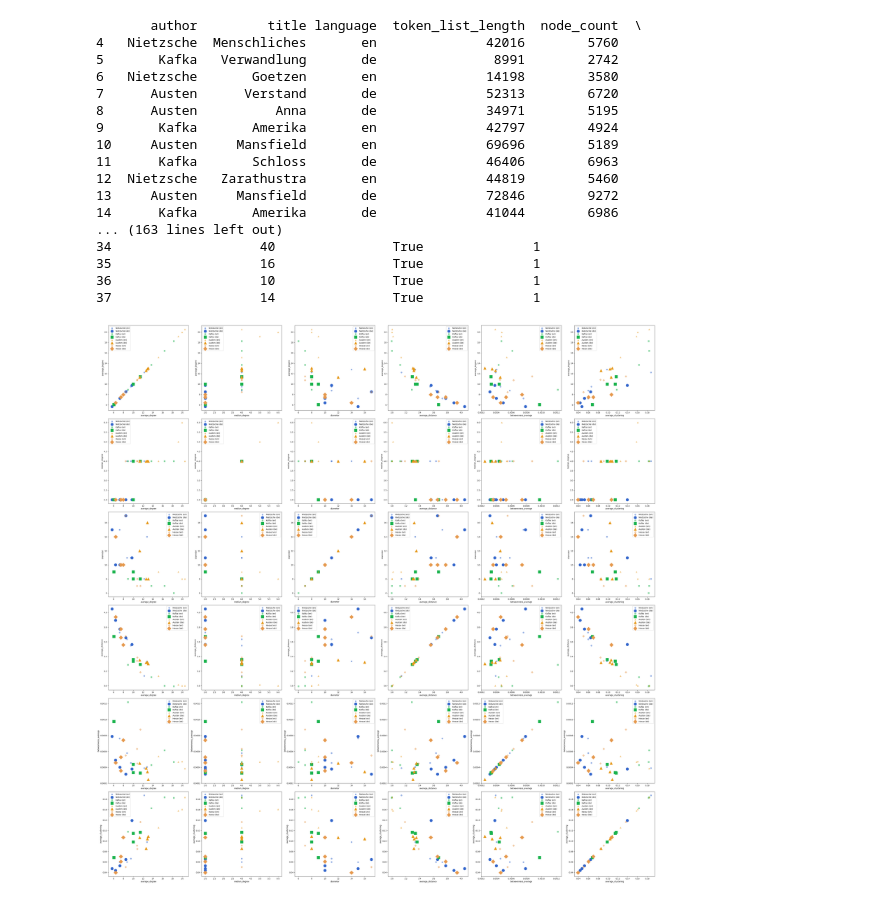
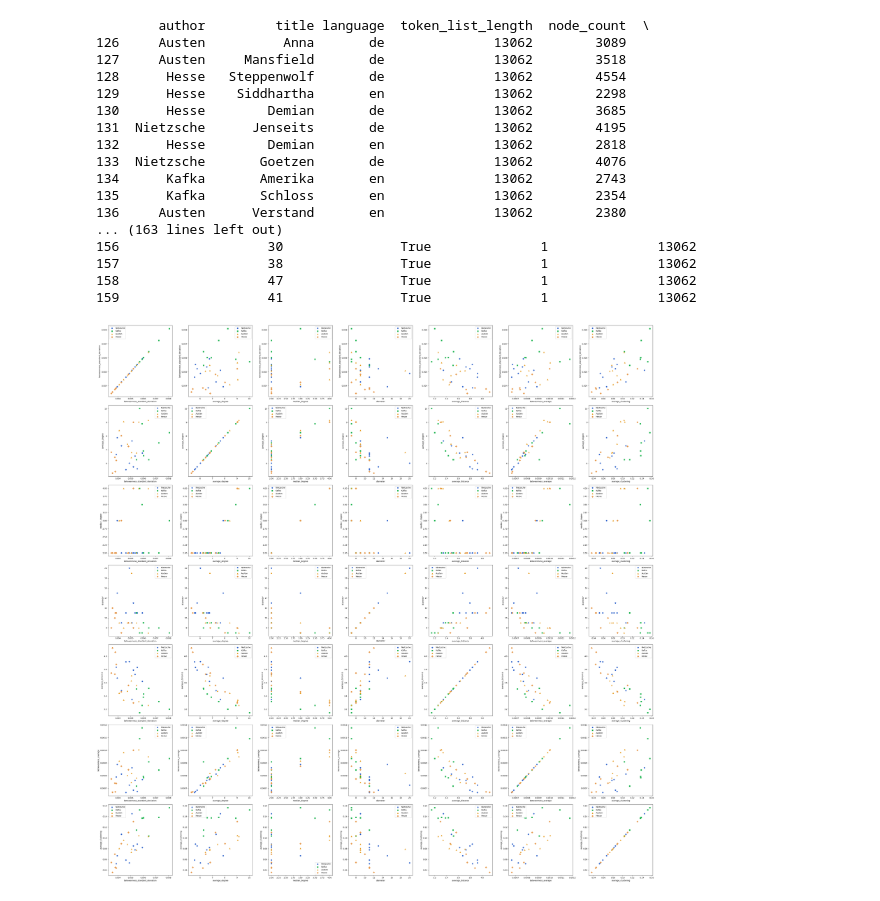
Before and after one commit to Amerek200/63055KomplexeNetze, a Jupyter notebook: data_analysis/scatter_matrix.ipynb, the cells around one changed output. Saved outputs shown, nothing was run; the diff lists cells and outputs as text; code cells hidden in the pictures.

Commit message:
Scatter Matrix alternative Darstellung hinzugefügt, andere Attributauswahl, Dateipfad geändert
Entscheidungsbaum-Analyse verbessert und genauer gemacht. Dateipfad auch hier geändert.

```diff
--- a/data_analysis/scatter_matrix.ipynb
+++ b/data_analysis/scatter_matrix.ipynb
@@ -29,53 +30,60 @@ numerical_columns = [
 ]
 # %%
-df = pd.read_csv("output_combined.csv").iloc[4:, :]
-df = df[df["stopwords_removed"] == True]
-# df = df[df["language"] == "de"]
+df = pd.read_csv('output_isDigit.csv')
+df = df[df['stopwords_removed'] == True]
+df = df[df['author'] != 'ALL']
+df = df[df['fixed_token_count'] == df['fixed_token_count'].max()]
 print(df)
 # %% [output]
-       author         title language  token_list_length  node_count  \
-4   Nietzsche  Menschliches       en              42016        5760
-5       Kafka   Verwandlung       de               8991        2742
-6   Nietzsche       Goetzen       en              14198        3580
-7      Austen      Verstand       de              52313        6720
-8      Austen          Anna       de              34971        5195
-9       Kafka       Amerika       en              42797        4924
-10     Austen     Mansfield       en              69696        5189
-11      Kafka       Schloss       de              46406        6963
-12  Nietzsche   Zarathustra       en              44819        5460
-13     Austen     Mansfield       de              72846        9272
-14      Kafka       Amerika       de              41044        6986
+        author         title language  token_list_length  node_count  \
+126     Austen          Anna       de              13062        3089
+127     Austen     Mansfield       de              13062        3518
+128      Hesse   Steppenwolf       de              13062        4554
+129      Hesse    Siddhartha       en              13062        2298
+130      Hesse        Demian       de              13062        3685
+131  Nietzsche      Jenseits       de              13062        4195
+132      Hesse        Demian       en              13062        2818
+133  Nietzsche       Goetzen       de              13062        4076
+134      Kafka       Amerika       en              13062        2743
+135      Kafka       Schloss       en              13062        2354
+136     Austen      Verstand       en              13062        2380
 ... (163 lines left out)
-34                   40               True              1
-35                   16               True              1
-36                   10               True              1
-37                   14               True              1
+156                   30               True              1              13062
+157                   38               True              1              13062
+158                   47               True              1              13062
+159                   41               True              1              13062
 # %%
 fig, axes = plt.subplots(len(numerical_columns), len(numerical_columns), figsize=(40, 40))
 
 
 for i, column_i in enumerate(numerical_columns):
     for j, column_j in enumerate(numerical_columns):
         for author in author_marker_dict:
             # Unterschiedliche Farben für Englisch und Deutsch
             author_color = author_color_dict[author]
             author_color_en = author_color + (0.5,)  # heller (englisch)
             author_color_de = author_color + (1.0,)  # dunkler (deutsch)
             ax = axes[i, j]
             ax.set_xlabel(column_j)
             ax.set_ylabel(column_i)
 
-            author_rows_en = df[(df["author"] == author) & (df["language"] == "en")]
-            author_rows_de = df[(df["author"] == author) & (df["language"] == "de")]
+            author_rows = df[df['author'] == author]
 
-            ax.scatter(author_rows_en[column_j], author_rows_en[column_i], marker=author_marker_dict[author], label = f"{author} (en)", color = author_color_en, s=50)
+            author_rows_en = author_rows[author_rows['language'] == 'en']
+            author_rows_de = author_rows[author_rows['language'] == 'de']
 
-            ax.scatter(author_rows_de[column_j], author_rows_de[column_i], marker=author_marker_dict[author], label = f"{author} (de)", color = author_color_de, s=200)
-            # edgecolors="black" kann hinzugefügt werden
+            # ax.scatter(author_rows_en[column_j], author_rows_en[column_i], marker=author_marker_dict[author], label = f'{author} (en)', color = author_color_en, s=50)
+
+            # ax.scatter(author_rows_de[column_j], author_rows_de[column_i], marker=author_marker_dict[author], label = f'{author} (de)', color = author_color_de, s=200)
+            # edgecolors='black' kann hinzugefügt werden
+
+
+
+            ax.scatter(author_rows[column_j], author_rows[column_i], marker = author_marker_dict[author], label = f'{author}', color = author_color)
 
             ax.legend()
 plt.tight_layout()
-plt.savefig("scatter_matrix.png")
+plt.savefig('scatter_matrix.png')
 plt.show()
 # %% [output]
-[figure, old version]
+[figure, new version]
```
Also changed, not shown: parts of 1 cell of this notebook, 1 other file.
